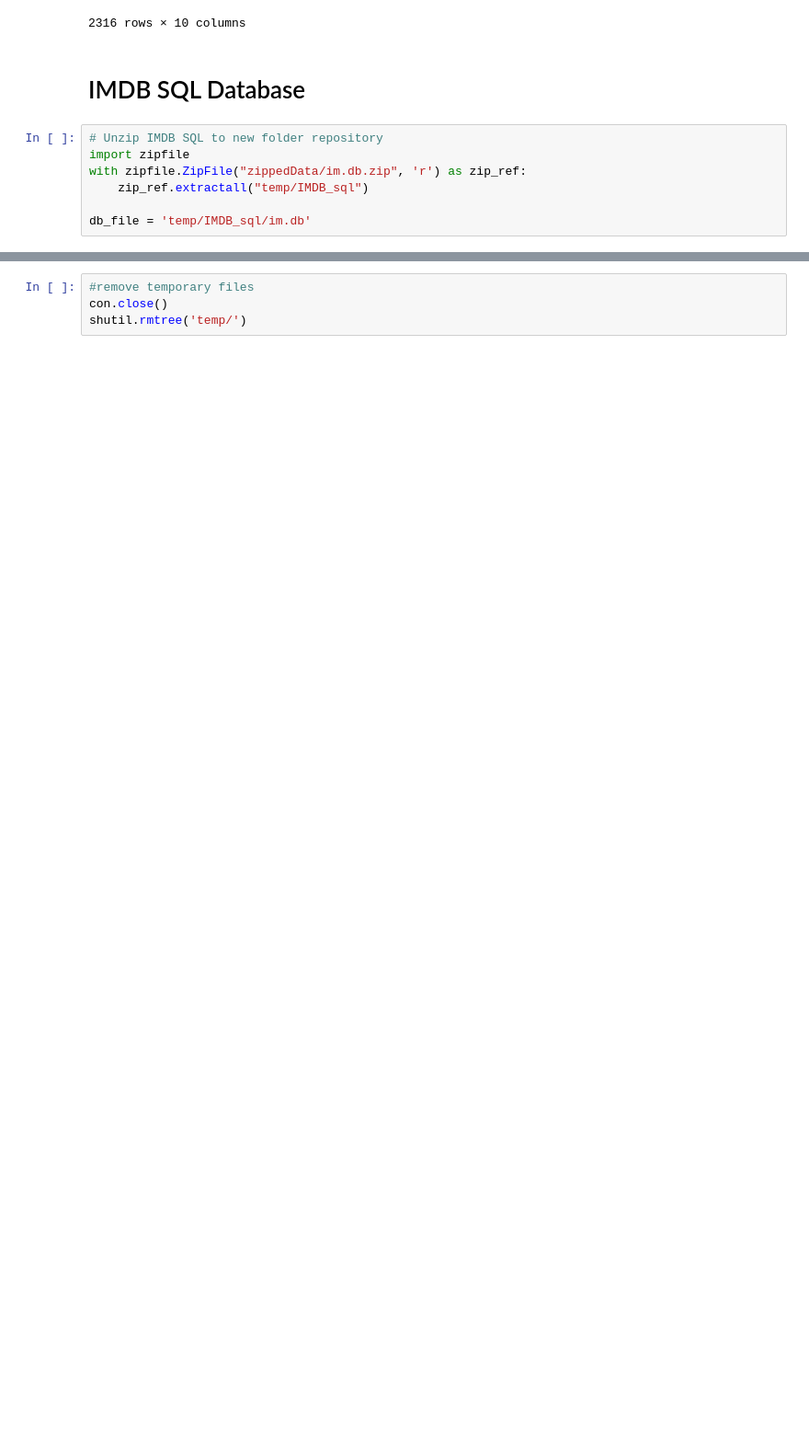
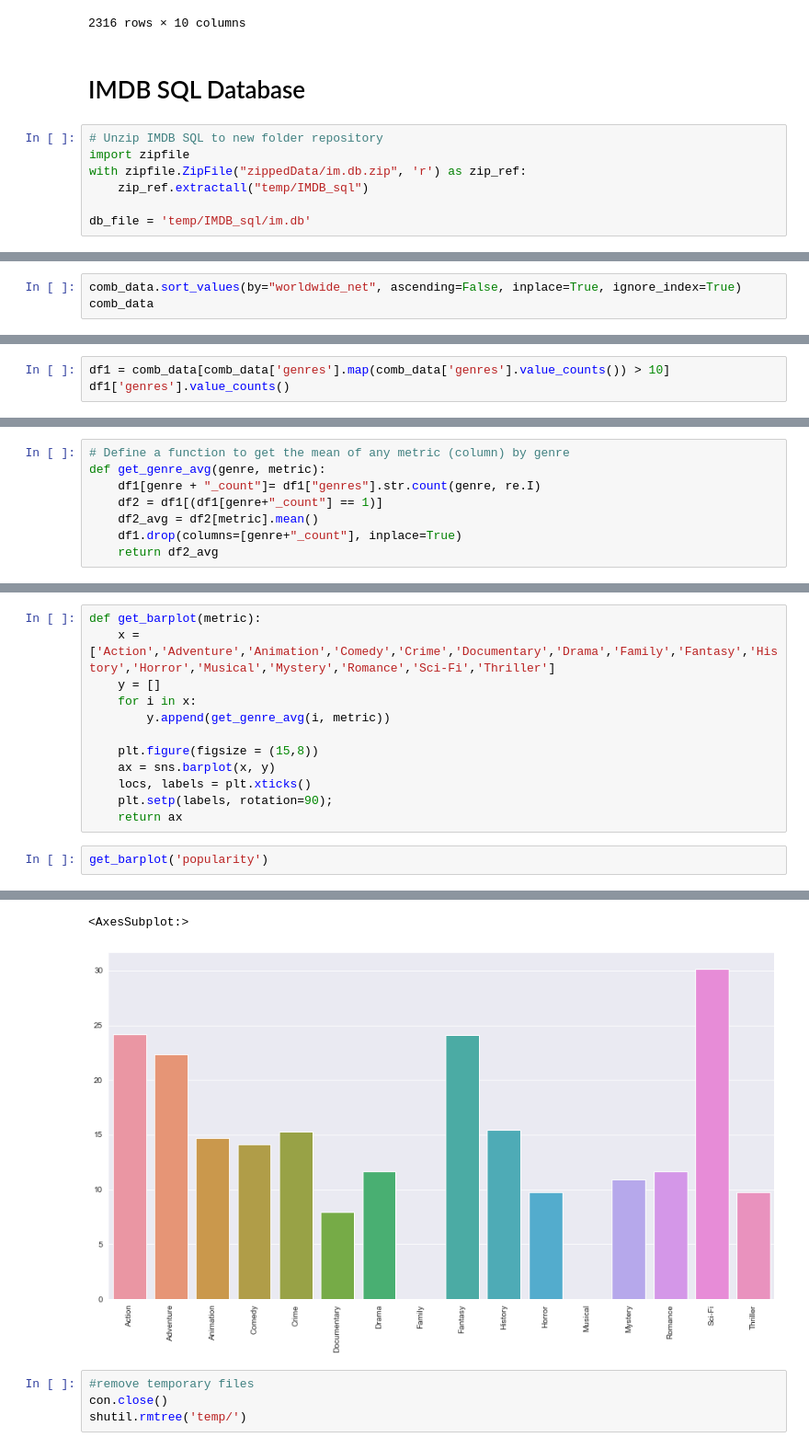
Before and after one commit to timiadejumo/phase1_group_project, a Jupyter notebook: br_budget_analysis.ipynb, the cells around one changed output, grey strips where cells are left out. Shown: that part at 92% size. Drawn from its saved outputs; the diff is of its cells as text; blank space fills up the shorter version.

```diff
--- a/br_budget_analysis.ipynb
+++ b/br_budget_analysis.ipynb
@@ -170,0 +227,3 @@ comb_data
+# %%
+comb_data.sort_values(by="worldwide_net", ascending=False, inplace=True, ignore_index=True)
+comb_data
@@ -170,0 +267,3 @@ comb_data
+# %%
+df1 = comb_data[comb_data['genres'].map(comb_data['genres'].value_counts()) > 10]
+df1['genres'].value_counts()
@@ -170,0 +302,8 @@ comb_data
+# %%
+# Define a function to get the mean of any metric (column) by genre
+def get_genre_avg(genre, metric):
+    df1[genre + "_count"]= df1["genres"].str.count(genre, re.I)
+    df2 = df1[(df1[genre+"_count"] == 1)]
+    df2_avg = df2[metric].mean()
+    df1.drop(columns=[genre+"_count"], inplace=True)
+    return df2_avg
@@ -170,0 +319,15 @@ comb_data
+# %%
+def get_barplot(metric):
+    x = ['Action','Adventure','Animation','Comedy','Crime','Documentary','Drama','Family','Fantasy','History','Horror','Musical','Mystery','Romance','Sci-Fi','Thriller']
+    y = []
+    for i in x:
+        y.append(get_genre_avg(i, metric))
+
+    plt.figure(figsize = (15,8))
+    ax = sns.barplot(x, y)
+    locs, labels = plt.xticks()
+    plt.setp(labels, rotation=90);
+    return ax
+# %%
+get_barplot('popularity')
+# %% [output]
@@ -171,3 +343,5 @@ comb_data
+<AxesSubplot:>
+[figure, added]
 # %%
 #remove temporary files
 con.close()
```
Also changed, not shown: parts of 16 cells of this notebook.
